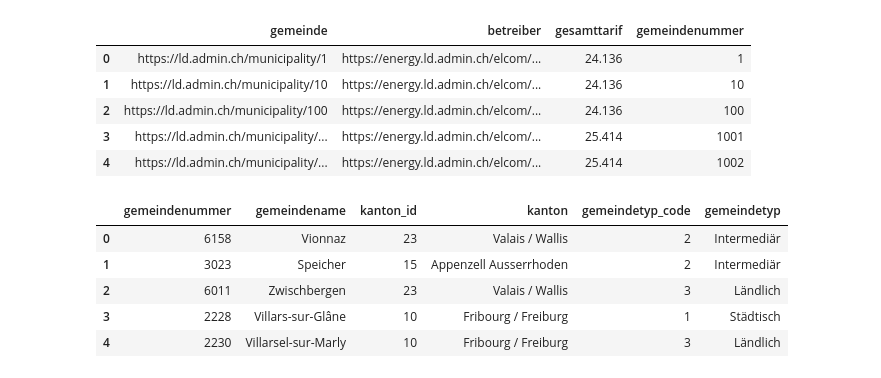
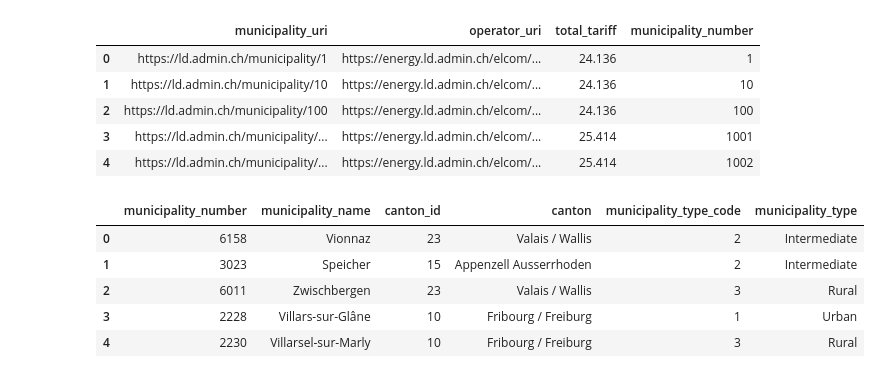
Before and after one commit to LEYERI/data-analytics-group-05, a Jupyter notebook: notebooks/02_data_preparation.ipynb, the cells around one changed output. Saved outputs shown, nothing was run; the diff lists cells and outputs as text; code cells hidden in the pictures.

Commit message:
Translate project from German to English

```diff
--- a/notebooks/02_datenaufbereitung.ipynb
+++ b/notebooks/02_data_preparation.ipynb
@@ -19,17 +7,17 @@ from pathlib import Path
 import json
 import pandas as pd
 
-# Projektordner bestimmen.
-arbeitsordner = Path.cwd()
+# Find the project directory.
+working_directory = Path.cwd()
 
-projektordner = (
-    arbeitsordner.parent
-    if arbeitsordner.name == "notebooks"
-    else arbeitsordner
+project_directory = (
+    working_directory.parent
+    if working_directory.name == "notebooks"
+    else working_directory
 )
 
-rohdaten_ordner = projektordner / "data" / "raw"
+raw_directory = project_directory / "data" / "raw"
 
-print("Rohdatenordner:", rohdaten_ordner)
-print("Ordner vorhanden:", rohdaten_ordner.is_dir())
+print("Raw data directory", raw_directory)
+print("Directory exists", raw_directory.is_dir())
 # %% [output]
@@ -114,67 +95,67 @@ Es werden noch keine Zeilen ausgeschlossen.
 # %%
 df_elcom_clean = df_elcom.copy()
 
-# Gemeindenummer aus dem Ende der URI extrahieren.
-df_elcom_clean["gemeindenummer"] = (
-    df_elcom_clean["gemeinde"]
+# Extract the municipality number from the end of the URI.
+df_elcom_clean["municipality_number"] = (
+    df_elcom_clean["municipality_uri"]
     .str.extract(r"/municipality/(\d+)$", expand=False)
     .astype("Int64")
 )
 
-# Tarifwerte von Text in Zahlen umwandeln.
-df_elcom_clean["gesamttarif"] = pd.to_numeric(
-    df_elcom_clean["gesamttarif"],
+# Convert tariff values from text to numbers.
+df_elcom_clean["total_tariff"] = pd.to_numeric(
+    df_elcom_clean["total_tariff"],
     errors="raise"
 )
 
 df_elcom_clean.head()
 # %% [output]
-|  | gemeinde | betreiber | gesamttarif | gemeindenummer |
+|  | municipality_uri | operator_uri | total_tariff | municipality_number |
 | 0 | https://ld.admin.ch/municipality/1 | https://energy.ld.admin.ch/elcom/... | 24.136 | 1 |
 | 1 | https://ld.admin.ch/municipality/10 | https://energy.ld.admin.ch/elcom/... | 24.136 | 10 |
 | 2 | https://ld.admin.ch/municipality/100 | https://energy.ld.admin.ch/elcom/... | 24.136 | 100 |
 | 3 | https://ld.admin.ch/municipality/... | https://energy.ld.admin.ch/elcom/... | 25.414 | 1001 |
 | 4 | https://ld.admin.ch/municipality/... | https://energy.ld.admin.ch/elcom/... | 25.414 | 1002 |
 # %%
-# Benötigte Felder auswählen und verständlich benennen.
+# Select and rename the required fields.
 df_bfs_clean = (
     df_bfs[
         ["BfsCode", "Name", "CantonId", "Canton", "STALAN2020"]
     ]
     .rename(
         columns={
-            "BfsCode": "gemeindenummer",
-            "Name": "gemeindename",
-            "CantonId": "kanton_id",
-            "Canton": "kanton",
-            "STALAN2020": "gemeindetyp_code"
+            "BfsCode": "municipality_number",
+            "Name": "municipality_name",
+            "CantonId": "canton_id",
+            "Canton": "canton",
+            "STALAN2020": "municipality_type_code"
         }
     )
     .copy()
 )
 
-# Gleicher Schlüssel-Datentyp wie bei ElCom.
-df_bfs_clean["gemeindenummer"] = (
-    df_bfs_clean["gemeindenummer"].astype("Int64")
+# Use the same key type as ElCom.
+df_bfs_clean["municipality_number"] = (
+    df_bfs_clean["municipality_number"].astype("Int64")
 )
 
-# Lesbare Bezeichnungen ergänzen.
-typ_bezeichnungen = {
-    1: "Städtisch",
-    2: "Intermediär",
-    3: "Ländlich"
+# Add readable municipality type labels.
+type_labels = {
+    1: "Urban",
+    2: "Intermediate",
+    3: "Rural"
 }
 
-df_bfs_clean["gemeindetyp"] = (
-    df_bfs_clean["gemeindetyp_code"].map(typ_bezeichnungen)
+df_bfs_clean["municipality_type"] = (
+    df_bfs_clean["municipality_type_code"].map(type_labels)
 )
 
 df_bfs_clean.head()
 # %% [output]
-|  | gemeindenummer | gemeindename | kanton_id | kanton | gemeindetyp_code | gemeindetyp |
-| 0 | 6158 | Vionnaz | 23 | Valais / Wallis | 2 | Intermediär |
-| 1 | 3023 | Speicher | 15 | Appenzell Ausserrhoden | 2 | Intermediär |
-| 2 | 6011 | Zwischbergen | 23 | Valais / Wallis | 3 | Ländlich |
-| 3 | 2228 | Villars-sur-Glâne | 10 | Fribourg / Freiburg | 1 | Städtisch |
-| 4 | 2230 | Villarsel-sur-Marly | 10 | Fribourg / Freiburg | 3 | Ländlich |
+|  | municipality_number | municipality_name | canton_id | canton | municipality_type_code | municipality_type |
+| 0 | 6158 | Vionnaz | 23 | Valais / Wallis | 2 | Intermediate |
+| 1 | 3023 | Speicher | 15 | Appenzell Ausserrhoden | 2 | Intermediate |
+| 2 | 6011 | Zwischbergen | 23 | Valais / Wallis | 3 | Rural |
+| 3 | 2228 | Villars-sur-Glâne | 10 | Fribourg / Freiburg | 1 | Urban |
+| 4 | 2230 | Villarsel-sur-Marly | 10 | Fribourg / Freiburg | 3 | Rural |
 # %%
```
Also changed, not shown: parts of 31 cells of this notebook, 47 other files.
